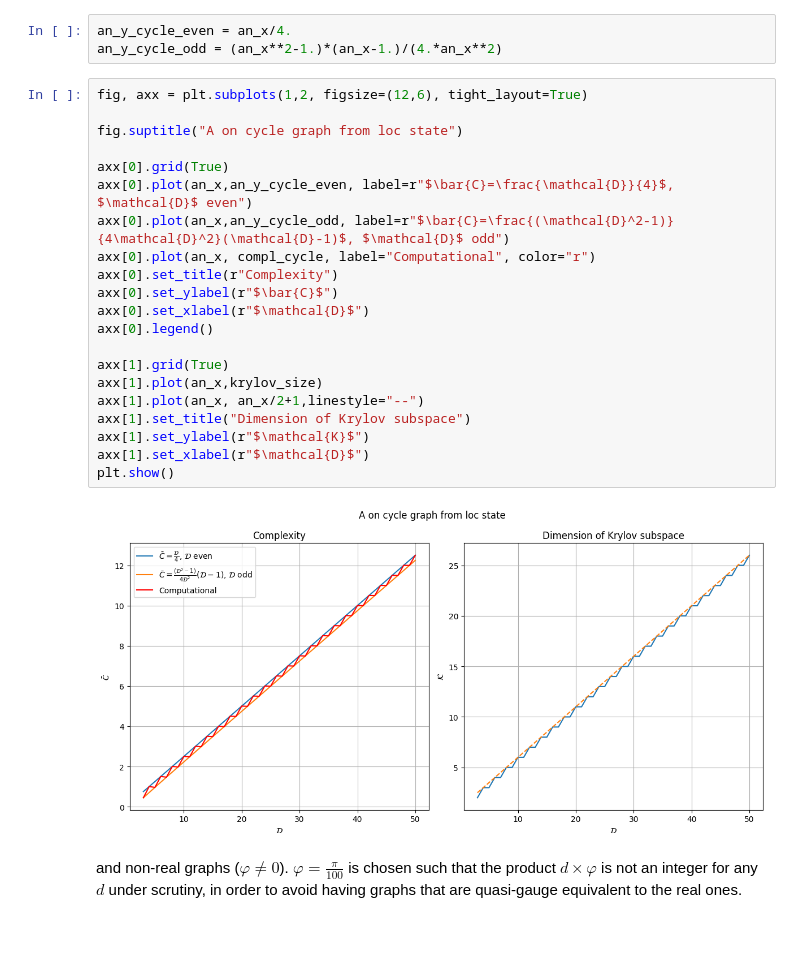
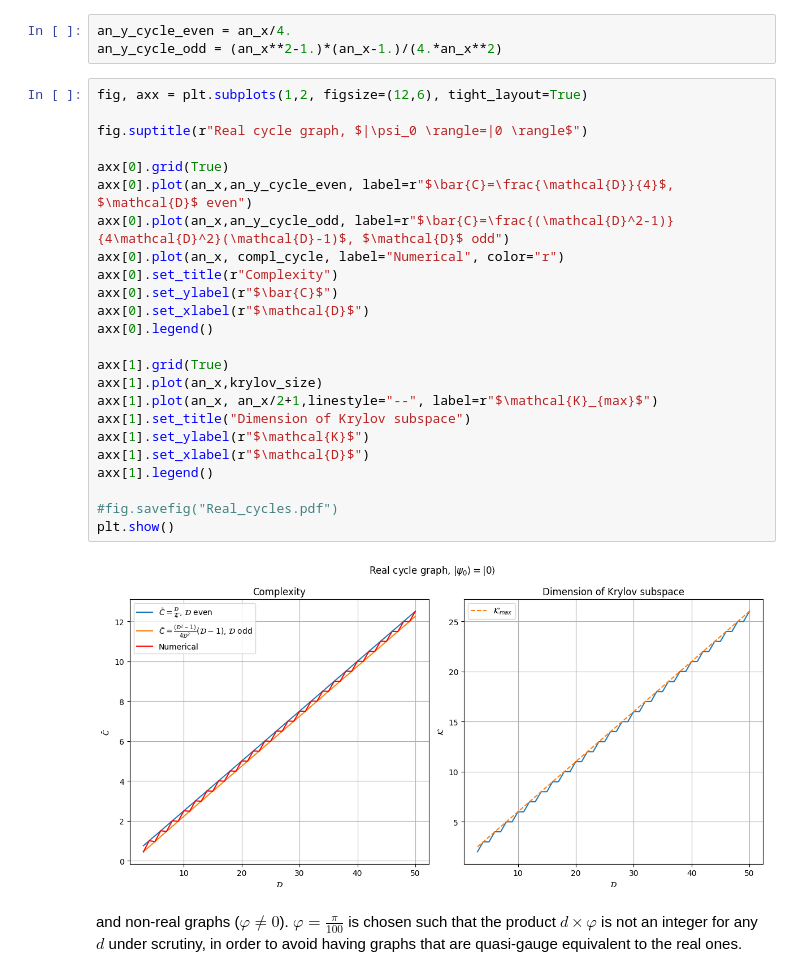
Before and after one commit to erricottaro/Krylov_complexity_on_circulant_graphs, a Jupyter notebook: circulant.ipynb, the cells around one changed output. Cells and saved outputs as stored; diff of their text form; blank space fills up the shorter version.

```diff
--- a/circulant.ipynb
+++ b/circulant.ipynb
@@ -72,26 +72,29 @@ an_y_cycle_odd = (an_x**2-1.)*(an_x-1.)/(4.*an_x**2)
 # %%
 fig, axx = plt.subplots(1,2, figsize=(12,6), tight_layout=True)
 
-fig.suptitle("A on cycle graph from loc state")
+fig.suptitle(r"Real cycle graph, $|\psi_0 \rangle=|0 \rangle$")
 
 axx[0].grid(True)
 axx[0].plot(an_x,an_y_cycle_even, label=r"$\bar{C}=\frac{\mathcal{D}}{4}$, $\mathcal{D}$ even")
 axx[0].plot(an_x,an_y_cycle_odd, label=r"$\bar{C}=\frac{(\mathcal{D}^2-1)}{4\mathcal{D}^2}(\mathcal{D}-1)$, $\mathcal{D}$ odd")
-axx[0].plot(an_x, compl_cycle, label="Computational", color="r")
+axx[0].plot(an_x, compl_cycle, label="Numerical", color="r")
 axx[0].set_title(r"Complexity")
 axx[0].set_ylabel(r"$\bar{C}$")
 axx[0].set_xlabel(r"$\mathcal{D}$")
 axx[0].legend()
 
 axx[1].grid(True)
 axx[1].plot(an_x,krylov_size)
-axx[1].plot(an_x, an_x/2+1,linestyle="--")
+axx[1].plot(an_x, an_x/2+1,linestyle="--", label=r"$\mathcal{K}_{max}$")
 axx[1].set_title("Dimension of Krylov subspace")
 axx[1].set_ylabel(r"$\mathcal{K}$")
 axx[1].set_xlabel(r"$\mathcal{D}$")
+axx[1].legend()
+
+#fig.savefig("Real_cycles.pdf")
 plt.show()
 # %% [output]
-[figure, old version]
+[figure, new version]
 # %% [markdown]
 and non-real graphs ($\varphi \neq 0$). $\varphi =\frac{\pi}{100}$ is chosen such that the product $d\times\varphi$ is not an integer for any $d$ under scrutiny, in order to avoid having graphs that are quasi-gauge equivalent to the real ones.
 # %%
```
Also changed, not shown: parts of 1 cell of this notebook, 2 other files.
